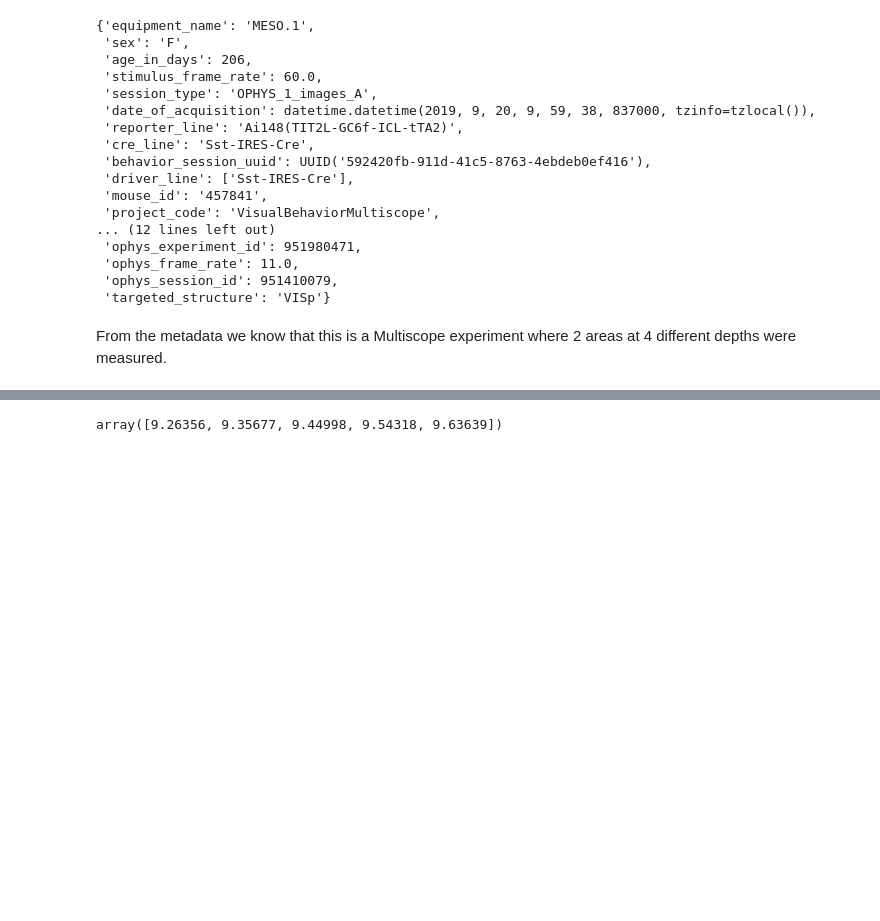
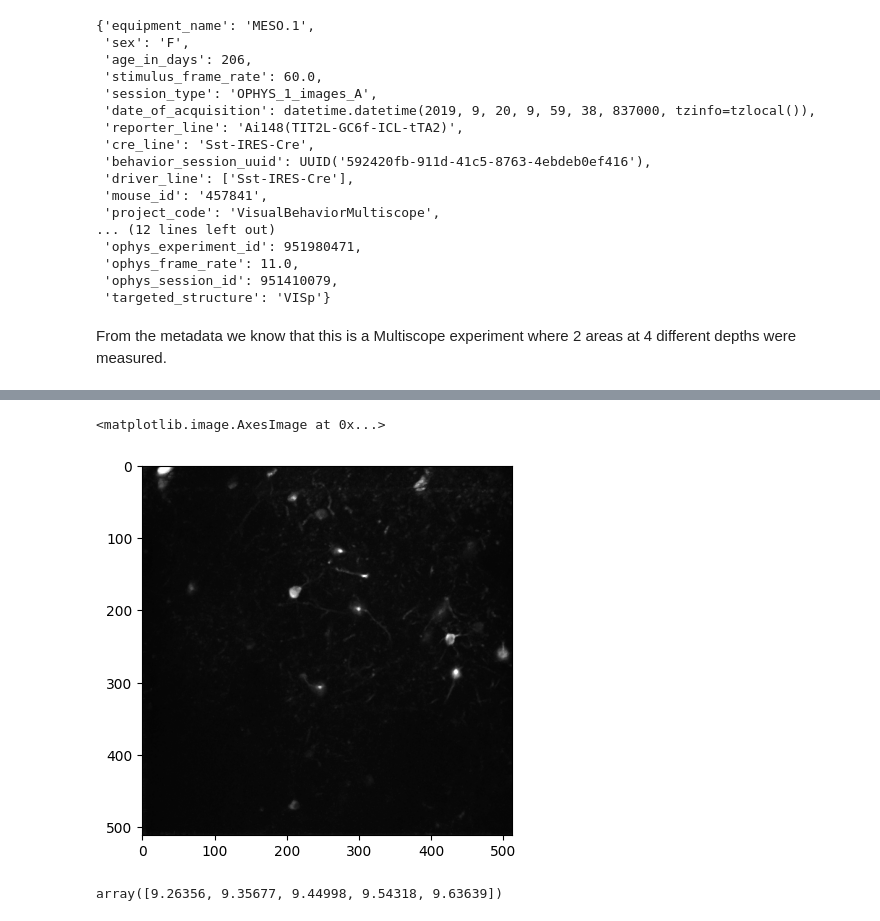
Before and after one commit to schewskone/allen-exporter, a Jupyter notebook: allensdk_test.ipynb, the cells around one changed output, grey strips where cells are left out. Saved outputs shown, nothing was run; the diff lists cells and outputs as text; code cells hidden in the pictures; blank space fills up the shorter version.

```diff
--- a/allensdk_test.ipynb
+++ b/allensdk_test.ipynb
@@ -87,3 +95,8 @@ From the metadata we know that this is a Multiscope experiment where 2 areas at
+# %%
+plt.imshow(experiment.max_projection, cmap='gray')
+# %% [output]
+<matplotlib.image.AxesImage at 0x...>
+[figure, added]
 # %%
 timestamps_ophys = experiment.ophys_timestamps
 timestamps_ophys[:5]
```
Also changed, not shown: parts of 4 cells of this notebook, 2 other files.
